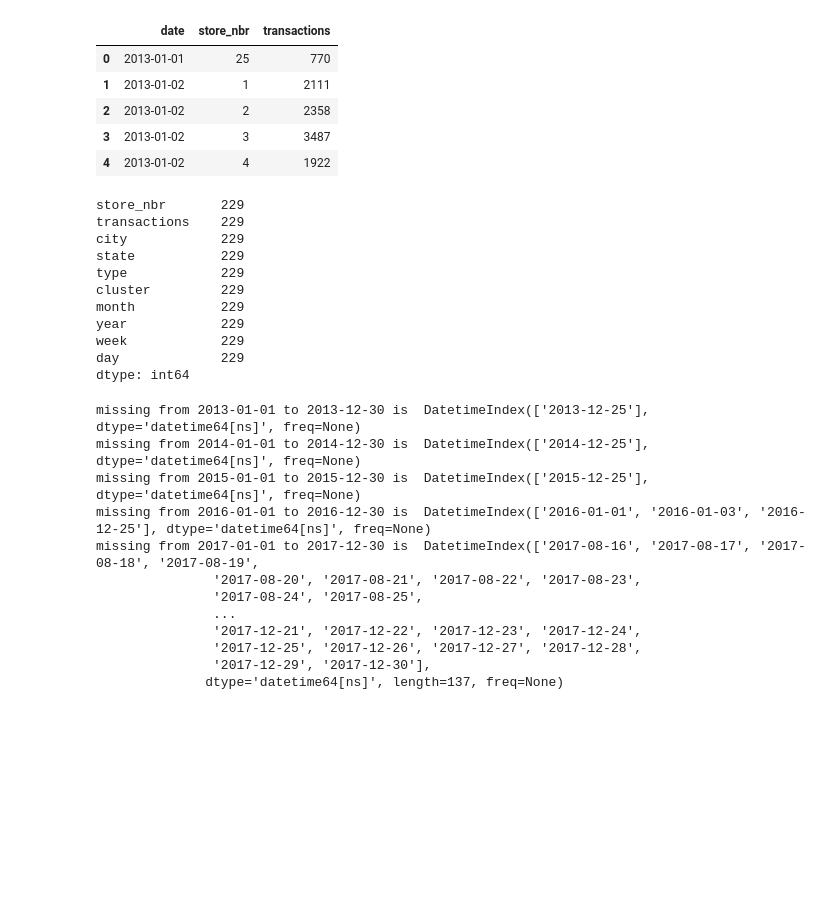
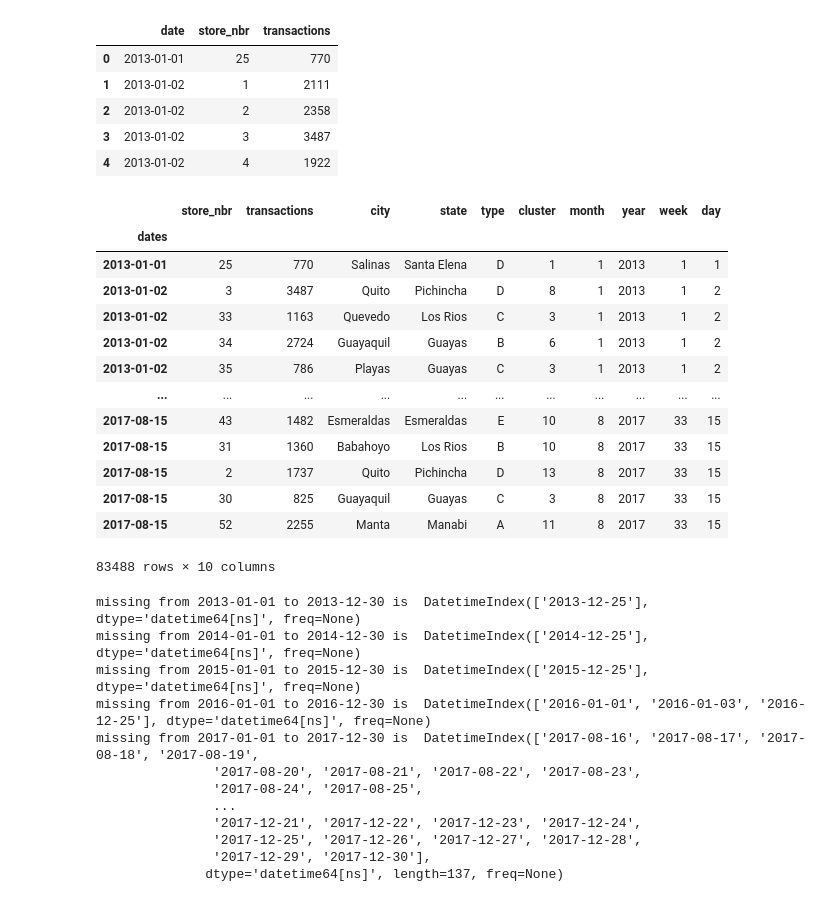
Before and after one commit to Amiromar1/DS-CHALLENGE, a Jupyter notebook: DS-1.ipynb, the cells around one changed output. Saved outputs shown, nothing was run; the diff lists cells and outputs as text; code cells hidden in the pictures; blank space fills up the shorter version.

Commit message:
sorted index

```diff
--- a/DS-1.ipynb
+++ b/DS-1.ipynb
@@ -52,29 +52,31 @@ transactions.head()
 # %%
 stores = transactions.merge(stores)
 
 stores['date'] = pd.to_datetime(stores['date'])
 
 pd.to_datetime(stores.index)
 stores = stores.rename(columns={'date': 'dates'})
 stores['month'] = stores['dates'].dt.month
 stores['year'] = stores['dates'].dt.year
 stores['week'] = stores['dates'].dt.week
 stores['day'] = stores['dates'].dt.day
 stores = stores.set_index('dates')
-stores[(stores['day'] == 2) & (stores['month'] == 1)].count()
-stores[(stores['day'] == 2) & (stores['month'] == 1)].count()
+stores = stores.sort_index()
 # %% [output]
+|  | store_nbr | transactions | city | state | type | cluster | month | year | week | day |
+| dates |  |  |  |  |  |  |  |  |  |  |
+| 2013-01-01 | 25 | 770 | Salinas | Santa Elena | D | 1 | 1 | 2013 | 1 | 1 |
+| 2013-01-02 | 3 | 3487 | Quito | Pichincha | D | 8 | 1 | 2013 | 1 | 2 |
+| 2013-01-02 | 33 | 1163 | Quevedo | Los Rios | C | 3 | 1 | 2013 | 1 | 2 |
+| 2013-01-02 | 34 | 2724 | Guayaquil | Guayas | B | 6 | 1 | 2013 | 1 | 2 |
+| 2013-01-02 | 35 | 786 | Playas | Guayas | C | 3 | 1 | 2013 | 1 | 2 |
+| ... | ... | ... | ... | ... | ... | ... | ... | ... | ... | ... |
+| 2017-08-15 | 43 | 1482 | Esmeraldas | Esmeraldas | E | 10 | 8 | 2017 | 33 | 15 |
+| 2017-08-15 | 31 | 1360 | Babahoyo | Los Rios | B | 10 | 8 | 2017 | 33 | 15 |
+| 2017-08-15 | 2 | 1737 | Quito | Pichincha | D | 13 | 8 | 2017 | 33 | 15 |
+| 2017-08-15 | 30 | 825 | Guayaquil | Guayas | C | 3 | 8 | 2017 | 33 | 15 |
+| 2017-08-15 | 52 | 2255 | Manta | Manabi | A | 11 | 8 | 2017 | 33 | 15 |
-store_nbr       229
-transactions    229
-city            229
-state           229
-type            229
-cluster         229
-month           229
-year            229
-week            229
-day             229
-dtype: int64
+83488 rows × 10 columns
 # %%
 def find_missing_dates ():
     for i in stores['year'].unique():
```
